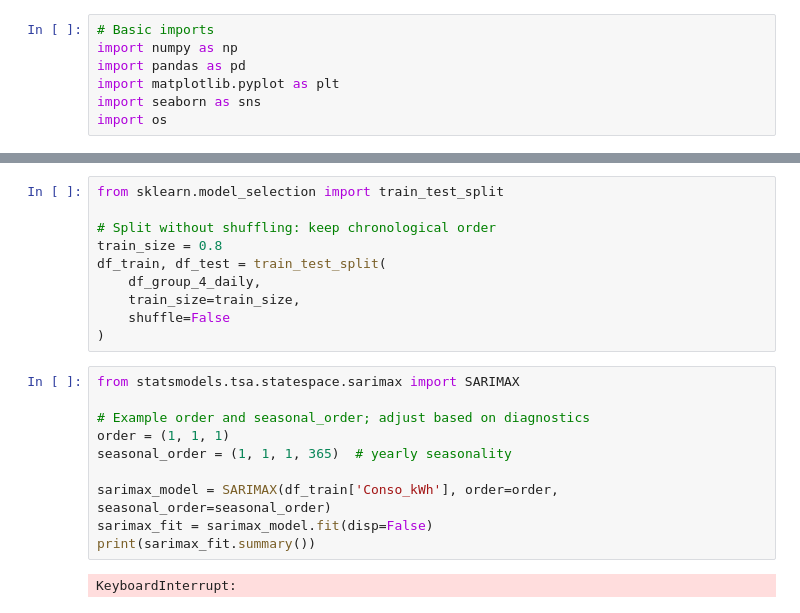
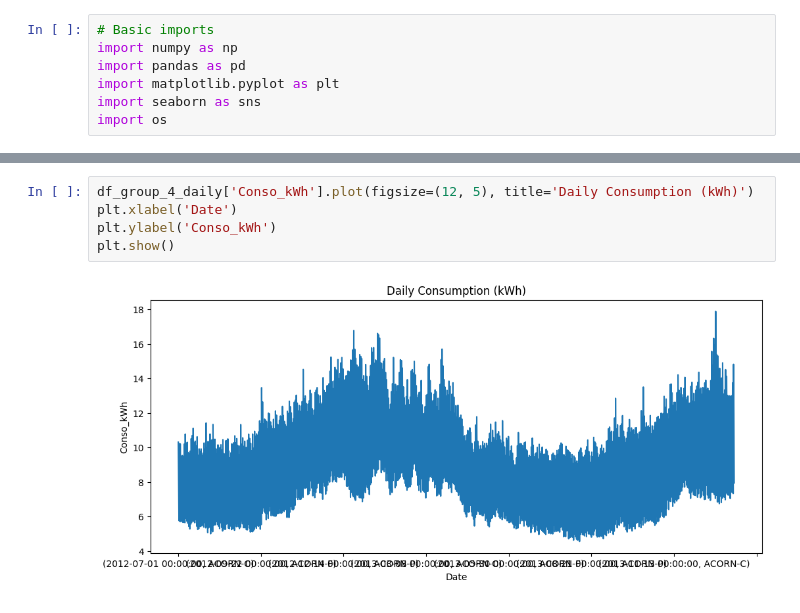
Before and after one commit to thiagonarcizo/Forecast-of-Electricity-Consumption, a Jupyter notebook: notebooks_gustavo/01_model_longterme.ipynb, the cells around one changed output, grey strips where cells are left out. Cells and saved outputs as stored; diff of their text form.

```diff
--- a/notebooks_gustavo/01_model_longterme.ipynb
+++ b/notebooks_gustavo/01_model_longterme.ipynb
@@ -68,22 +44,7 @@ plt.show()
-# %%
-from sklearn.model_selection import train_test_split
-
-# Split without shuffling: keep chronological order
-train_size = 0.8
-df_train, df_test = train_test_split(
-    df_group_4_daily,
-    train_size=train_size,
-    shuffle=False
-)
-# %%
-from statsmodels.tsa.statespace.sarimax import SARIMAX
-
-# Example order and seasonal_order; adjust based on diagnostics
-order = (1, 1, 1)
-seasonal_order = (1, 1, 1, 365)  # yearly seasonality
-
-sarimax_model = SARIMAX(df_train['Conso_kWh'], order=order, seasonal_order=seasonal_order)
-sarimax_fit = sarimax_model.fit(disp=False)
-print(sarimax_fit.summary())
-# %% [output]
-KeyboardInterrupt:
+# %%
+df_group_4_daily['Conso_kWh'].plot(figsize=(12, 5), title='Daily Consumption (kWh)')
+plt.xlabel('Date')
+plt.ylabel('Conso_kWh')
+plt.show()
+# %% [output]
+[figure, added]
```
Also changed, not shown: parts of 10 cells of this notebook.
